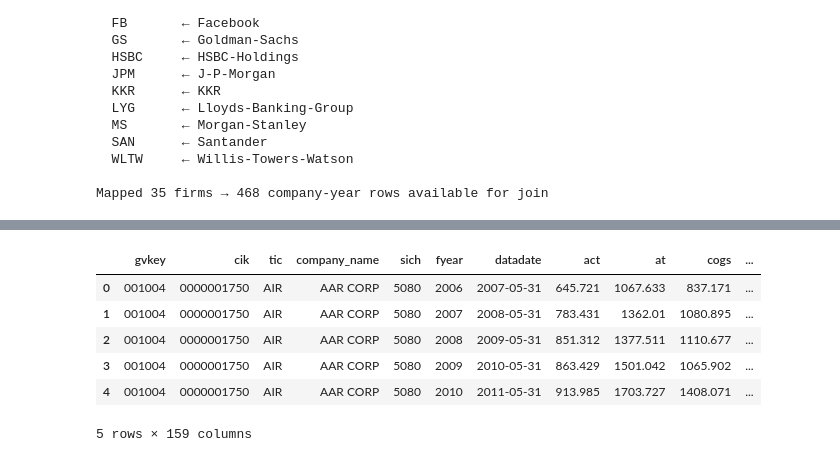
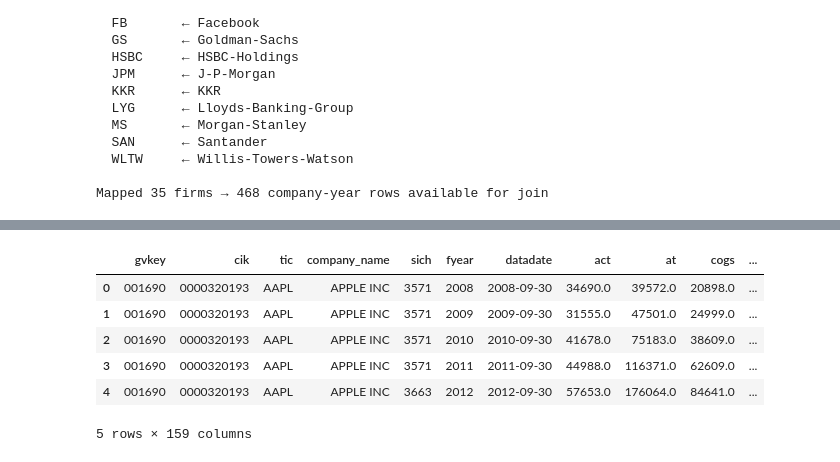
Before and after one commit to jmakk123/MLII-Final, a Jupyter notebook: 00_build_master_dataset.ipynb, the cells around one changed output, grey strips where cells are left out. Drawn from its saved outputs; the diff is of its cells as text; code cells hidden in the pictures.

```diff
--- a/00_build_master_dataset.ipynb
+++ b/00_build_master_dataset.ipynb
@@ -245,24 +245,24 @@ master_tri = (
     fin_lagged
     .merge(agg_matched.drop(columns=["gd_text"]), on=["gvkey", "fyear"], how="inner")
     .rename(columns={"conm": "company_name"})
+    .reset_index(drop=True)
 )
 
-# master_financial : full 33K-row universe for MLP / LSTM pretraining
-master_fin = fin_lagged.rename(columns={"conm": "company_name"})
+# master_financial : full universe for MLP / LSTM pretraining
+master_fin = fin_lagged.rename(columns={"conm": "company_name"}).reset_index(drop=True)
 
-# glassdoor_text : (gvkey, fyear, gd_text) for FinBERT encoding separately
-gd_text_df = agg_matched[["gvkey", "fyear", "gd_text"]].copy()
+# glassdoor_text : (gvkey, fyear, gd_text) for FinBERT encoding
+gd_text_df = agg_matched[["gvkey", "fyear", "gd_text"]].reset_index(drop=True)
 
-# ── Verify zero NaN in every column of the trimodal dataset ──────────────
-null_counts = master_tri.isnull().sum()
-bad_cols = null_counts[null_counts > 0]
-if bad_cols.empty:
+# ── Verify zero NaN ───────────────────────────────────────────────────────
+bad = master_tri.isnull().sum()
+bad = bad[bad > 0]
+if bad.empty:
     print("master_trimodal: zero NaN in all columns ✓")
 else:
-    print("Columns with NaN (fix before training):")
-    print(bad_cols)
+    print("Columns still NaN — fix before training:\n", bad)
 
-print(f"\nmaster_trimodal  : {master_tri.shape}  — {master_tri['gvkey'].nunique()} companies")
+print(f"\nmaster_trimodal  : {master_tri.shape}  ({master_tri['gvkey'].nunique()} companies)")
 print(f"master_financial : {master_fin.shape}")
 print(f"glassdoor_text   : {gd_text_df.shape}")
 print(f"\nstatus_label (trimodal):\n{master_tri['status_label'].value_counts()}")
@@ -274,16 +274,20 @@ print(
     .to_string()
 )
 
-# ── Save — delete stale files first ──────────────────────────────────────
-for fname in ["master_trimodal.parquet", "master_financial.parquet",
+# ── Save as feather — avoids PyArrow parquet histogram bug on wide frames ─
+# Feather is Arrow's native IPC format: faster, no compression quirks.
+for fname in ["master_trimodal.feather", "master_financial.feather",
+              "glassdoor_text.feather",
+              "master_trimodal.parquet", "master_financial.parquet",
               "glassdoor_text.parquet", "master_dataset.parquet"]:
     if os.path.exists(fname):
         os.remove(fname)
 
-master_tri.to_parquet("master_trimodal.parquet", index=False, engine="pyarrow")
-master_fin.to_parquet("master_financial.parquet", index=False, engine="pyarrow")
-gd_text_df.to_parquet("glassdoor_text.parquet",  index=False, engine="pyarrow")
+master_tri.to_feather("master_trimodal.feather")
+master_fin.to_feather("master_financial.feather")
+gd_text_df.to_feather("glassdoor_text.feather")
 
-for fname in ["master_trimodal.parquet", "master_financial.parquet", "glassdoor_text.parquet"]:
-    shape = pd.read_parquet(fname).shape
+# Verify immediately
+for fname in ["master_trimodal.feather", "master_financial.feather", "glassdoor_text.feather"]:
+    shape = pd.read_feather(fname).shape
     print(f"  ✓ {fname}: {shape}")
@@ -308,9 +294,10 @@ WORKDAY INC                        2   2017  2018
 # %%
+master_tri.head()
 # %% [output]
 |  | gvkey | cik | tic | company_name | sich | fyear | datadate | act | at | cogs | ... |
-| 0 | 001004 | 0000001750 | AIR | AAR CORP | 5080 | 2006 | 2007-05-31 | 645.721 | 1067.633 | 837.171 | ... |
-| 1 | 001004 | 0000001750 | AIR | AAR CORP | 5080 | 2007 | 2008-05-31 | 783.431 | 1362.01 | 1080.895 | ... |
-| 2 | 001004 | 0000001750 | AIR | AAR CORP | 5080 | 2008 | 2009-05-31 | 851.312 | 1377.511 | 1110.677 | ... |
-| 3 | 001004 | 0000001750 | AIR | AAR CORP | 5080 | 2009 | 2010-05-31 | 863.429 | 1501.042 | 1065.902 | ... |
-| 4 | 001004 | 0000001750 | AIR | AAR CORP | 5080 | 2010 | 2011-05-31 | 913.985 | 1703.727 | 1408.071 | ... |
+| 0 | 001690 | 0000320193 | AAPL | APPLE INC | 3571 | 2008 | 2008-09-30 | 34690.0 | 39572.0 | 20898.0 | ... |
+| 1 | 001690 | 0000320193 | AAPL | APPLE INC | 3571 | 2009 | 2009-09-30 | 31555.0 | 47501.0 | 24999.0 | ... |
+| 2 | 001690 | 0000320193 | AAPL | APPLE INC | 3571 | 2010 | 2010-09-30 | 41678.0 | 75183.0 | 38609.0 | ... |
+| 3 | 001690 | 0000320193 | AAPL | APPLE INC | 3571 | 2011 | 2011-09-30 | 44988.0 | 116371.0 | 62609.0 | ... |
+| 4 | 001690 | 0000320193 | AAPL | APPLE INC | 3663 | 2012 | 2012-09-30 | 57653.0 | 176064.0 | 84641.0 | ... |
 5 rows × 159 columns
```
Also changed, not shown: parts of 4 cells of this notebook, 3 other files.
